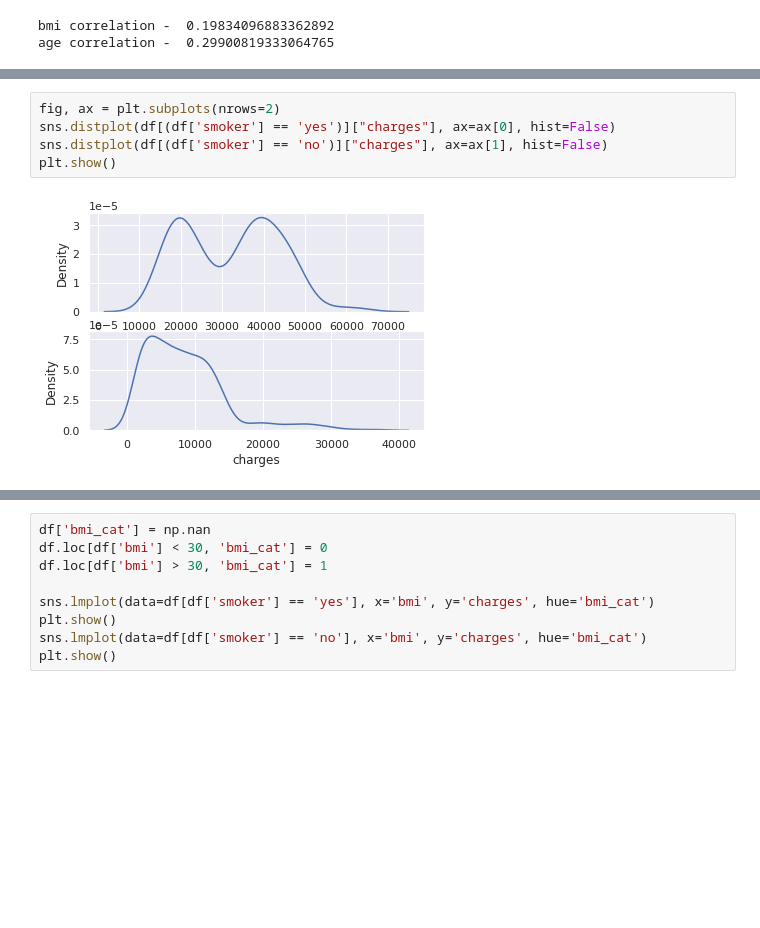
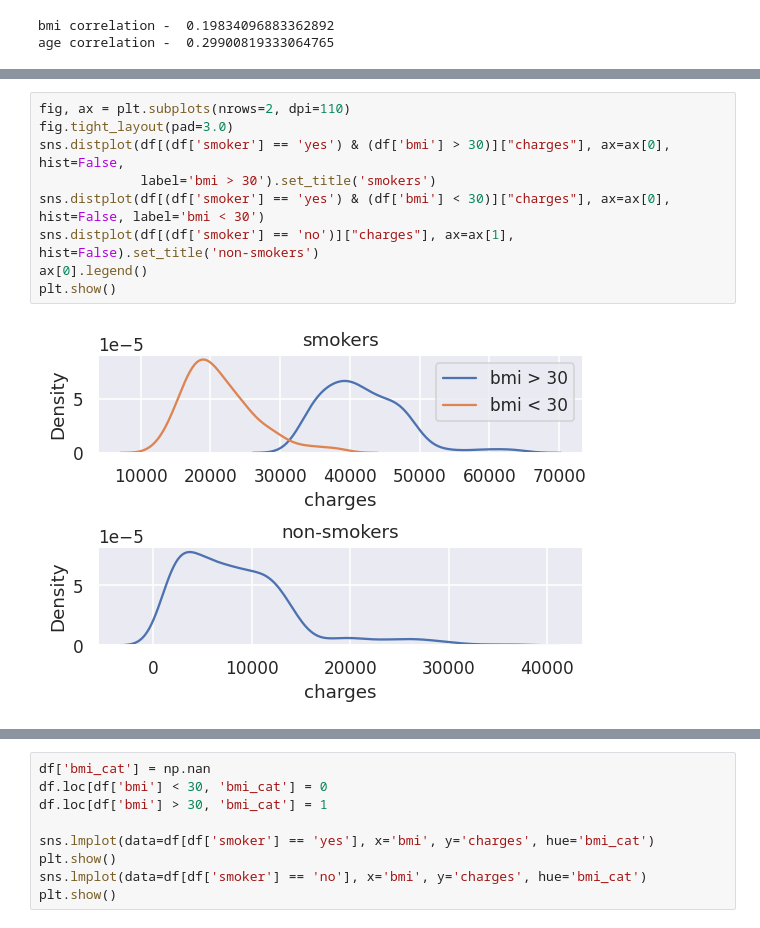
Before and after one commit to foxfoxfox7/Learning-machine-learning, a Jupyter notebook: linear_regression/health_insurance.ipynb, the cells around one changed output, grey strips where cells are left out. Drawn from its saved outputs; the diff is of its cells as text; blank space fills up the shorter version.

```diff
--- a/linear_regression/health_insurance.ipynb
+++ b/linear_regression/health_insurance.ipynb
@@ -73,7 +109,11 @@ plt.show()
 # %%
-fig, ax = plt.subplots(nrows=2)
-sns.distplot(df[(df['smoker'] == 'yes')]["charges"], ax=ax[0], hist=False)
-sns.distplot(df[(df['smoker'] == 'no')]["charges"], ax=ax[1], hist=False)
+fig, ax = plt.subplots(nrows=2, dpi=110)
+fig.tight_layout(pad=3.0)
+sns.distplot(df[(df['smoker'] == 'yes') & (df['bmi'] > 30)]["charges"], ax=ax[0], hist=False,
+             label='bmi > 30').set_title('smokers')
+sns.distplot(df[(df['smoker'] == 'yes') & (df['bmi'] < 30)]["charges"], ax=ax[0], hist=False, label='bmi < 30')
+sns.distplot(df[(df['smoker'] == 'no')]["charges"], ax=ax[1], hist=False).set_title('non-smokers')
+ax[0].legend()
 plt.show()
 # %% [output]
-[figure, old version]
+[figure, new version]
```
Also changed, not shown: parts of 25 cells of this notebook.
